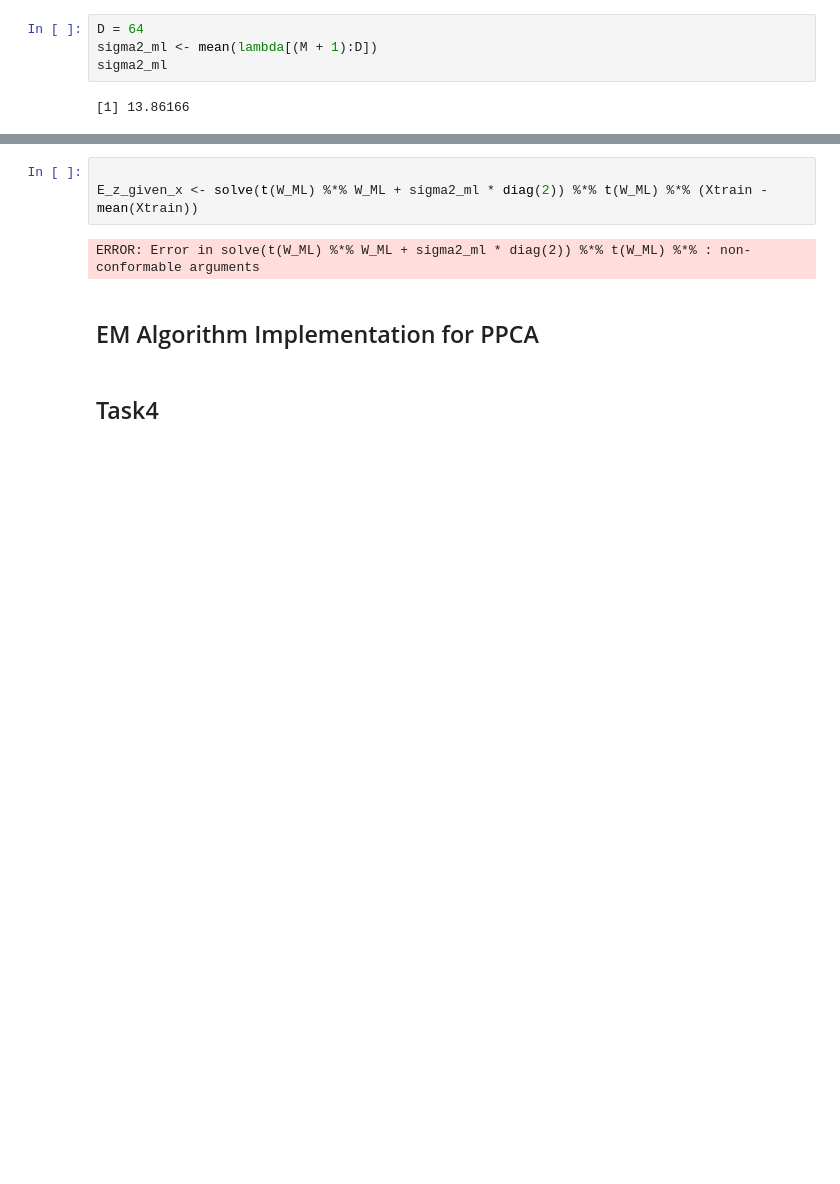
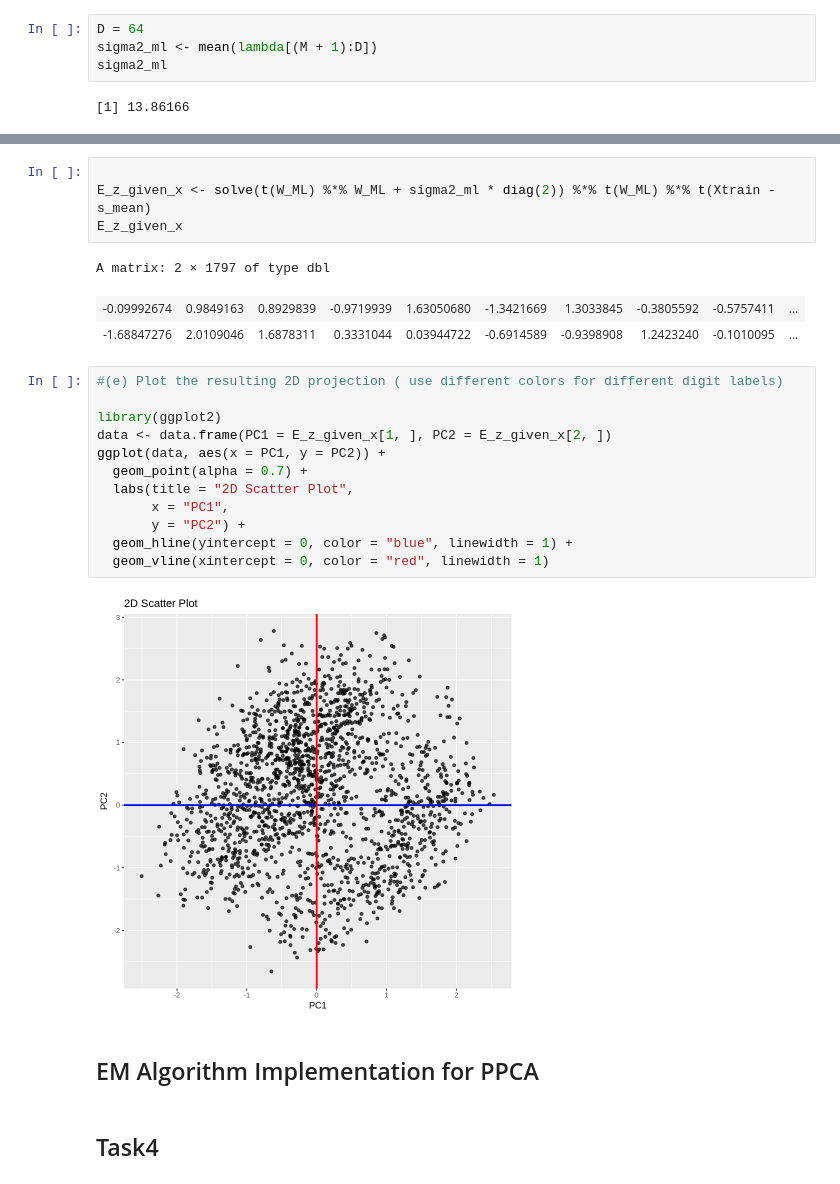
Before and after one commit to RonnieXIE2001/assi, a Jupyter notebook: Assignment1/code_R.ipynb, the cells around one changed output, grey strips where cells are left out. Cells and saved outputs as stored; diff of their text form; blank space fills up the shorter version.

```diff
--- a/Assignment1/code_R.ipynb
+++ b/Assignment1/code_R.ipynb
@@ -180,8 +180,25 @@ A matrix: 64 × 2 of type dbl
 # %%
 
-E_z_given_x <- solve(t(W_ML) %*% W_ML + sigma2_ml * diag(2)) %*% t(W_ML) %*% (Xtrain - mean(Xtrain))
+E_z_given_x <- solve(t(W_ML) %*% W_ML + sigma2_ml * diag(2)) %*% t(W_ML) %*% t(Xtrain - s_mean)
+E_z_given_x
 # %% [output]
-ERROR: Error in solve(t(W_ML) %*% W_ML + sigma2_ml * diag(2)) %*% t(W_ML) %*% : non-conformable arguments
+A matrix: 2 × 1797 of type dbl
+| -0.09992674 | 0.9849163 | 0.8929839 | -0.9719939 | 1.63050680 | -1.3421669 | 1.3033845 | -0.3805592 | -0.5757411 | ... |
+| -1.68847276 | 2.0109046 | 1.6878311 | 0.3331044 | 0.03944722 | -0.6914589 | -0.9398908 | 1.2423240 | -0.1010095 | ... |
+# %%
+#(e) Plot the resulting 2D projection ( use different colors for different digit labels)
+
+library(ggplot2)
+data <- data.frame(PC1 = E_z_given_x[1, ], PC2 = E_z_given_x[2, ])
+ggplot(data, aes(x = PC1, y = PC2)) +
+  geom_point(alpha = 0.7) +
+  labs(title = "2D Scatter Plot",
+       x = "PC1",
+       y = "PC2") +
+  geom_hline(yintercept = 0, color = "blue", linewidth = 1) +
+  geom_vline(xintercept = 0, color = "red", linewidth = 1)
+# %% [output]
+[figure, added]
 # %% [markdown]
 
 ## EM Algorithm Implementation for PPCA
```
Also changed, not shown: parts of 1 cell of this notebook.
